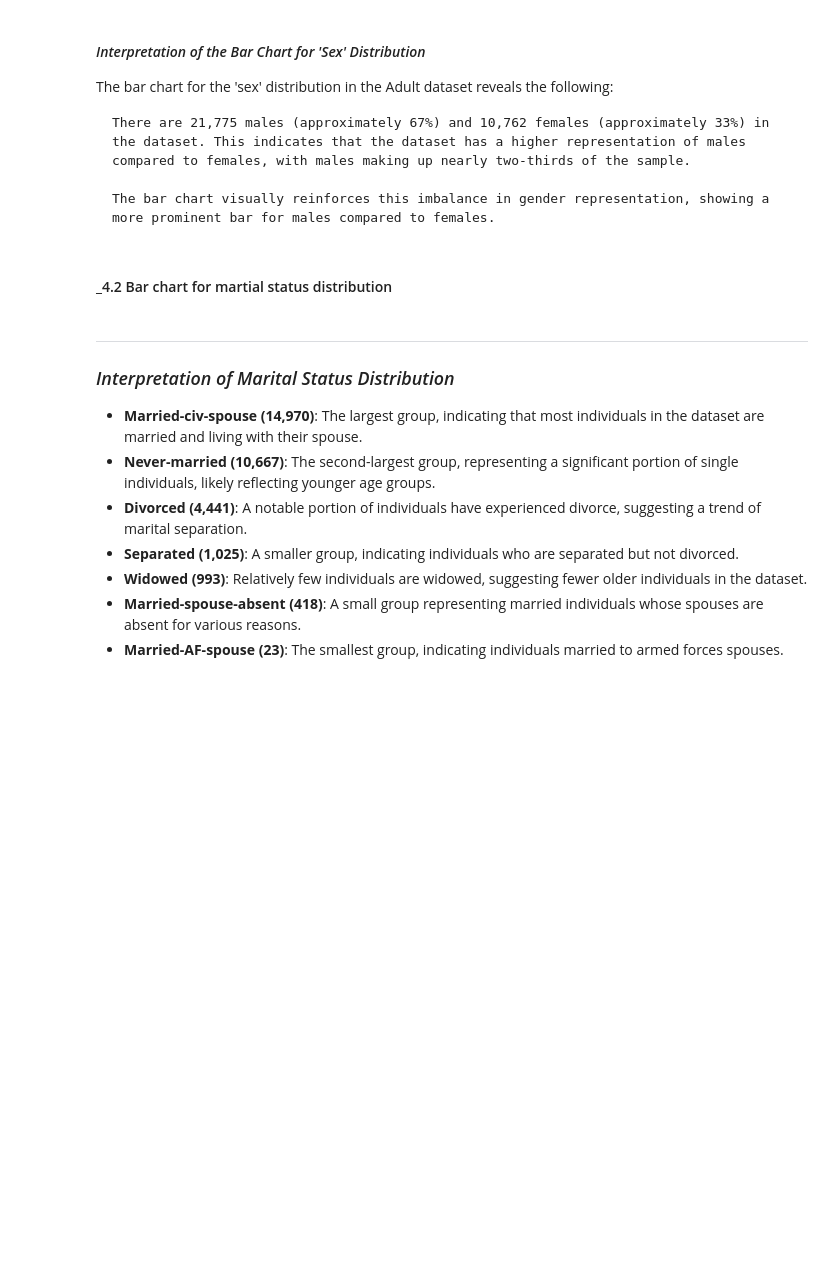
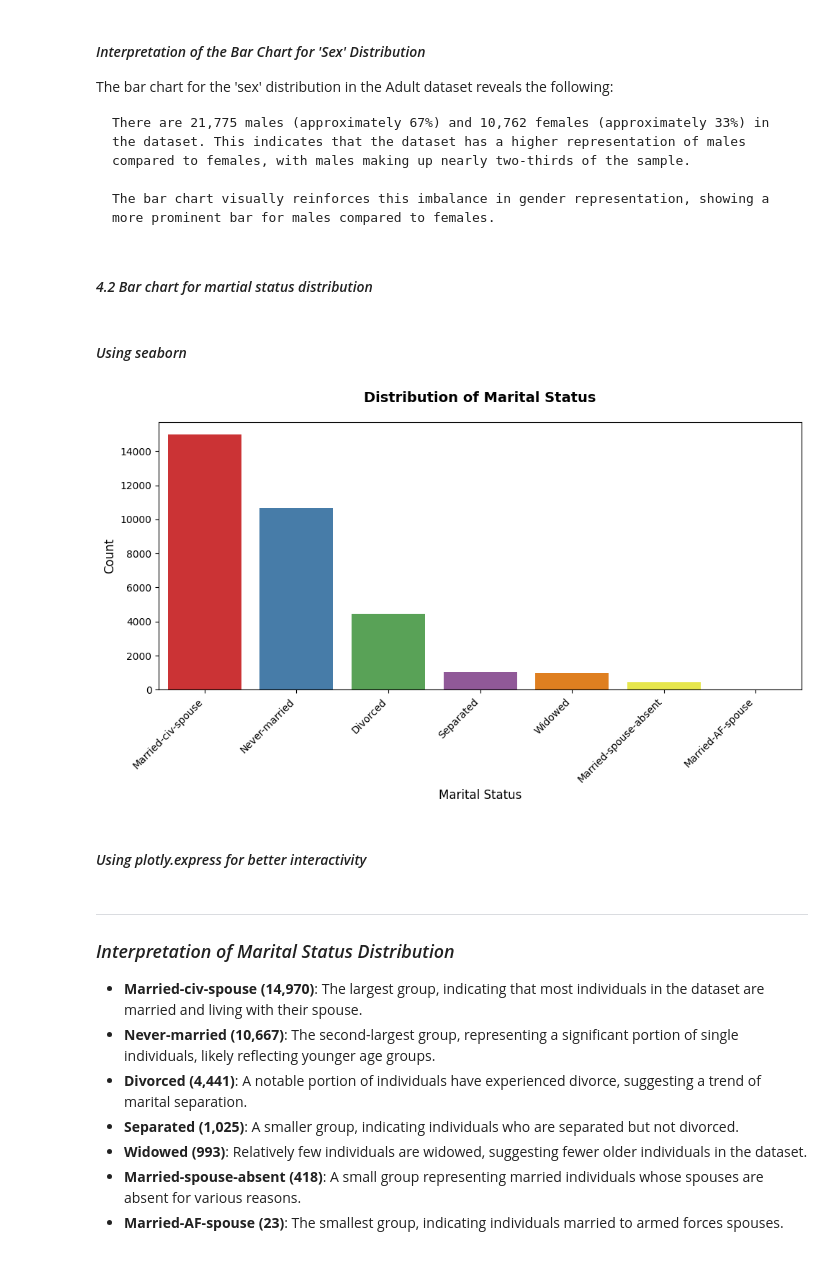
Before and after one commit to ibtj21/PRODIGY_DS_01, a Jupyter notebook: Task01.ipynb, the cells around one changed output. Saved outputs shown, nothing was run; the diff lists cells and outputs as text; code cells hidden in the pictures; blank space fills up the shorter version.

Commit message:
graphs added

```diff
--- a/Task01.ipynb
+++ b/Task01.ipynb
@@ -176,7 +178,36 @@ The bar chart for the 'sex' distribution in the Adult dataset reveals the follow
 
     The bar chart visually reinforces this imbalance in gender representation, showing a more prominent bar for males compared to females.
 # %% [markdown]
-#### _4.2 Bar chart for martial status distribution
+#### _4.2 Bar chart for martial status distribution_
+# %% [markdown]
+#### _Using seaborn_
+# %%
+# Set the figure size
+plt.figure(figsize=(10, 6))
+
+# Create the bar plot for 'marital-status' distribution using Seaborn
+sns.barplot(
+    x='marital-status',
+    y='count',
+    data=df_marital_counts,  # Replace with the DataFrame for marital-status counts
+    palette='Set1'  # Use a color palette for distinct colors
+)
+
+# Add titles and labels
+plt.title('Distribution of Marital Status', fontsize=14, weight='bold', pad=20)
+plt.xlabel('Marital Status', fontsize=12)
+plt.ylabel('Count', fontsize=12)
+
+# Customize x-axis labels for better readability
+plt.xticks(rotation=45, ha='right')
+
+# Show the plot
+plt.tight_layout()  # Adjust layout to prevent clipping of labels
+plt.show()
+# %% [output]
+[figure, added]
+# %% [markdown]
+#### _Using plotly.express for better interactivity_
 # %%
 # Create a new column with the count of each 'marital-status' category
 df_marital_counts = df_subset['marital-status'].value_counts().reset_index()
```
Also changed, not shown: parts of 11 cells of this notebook.
